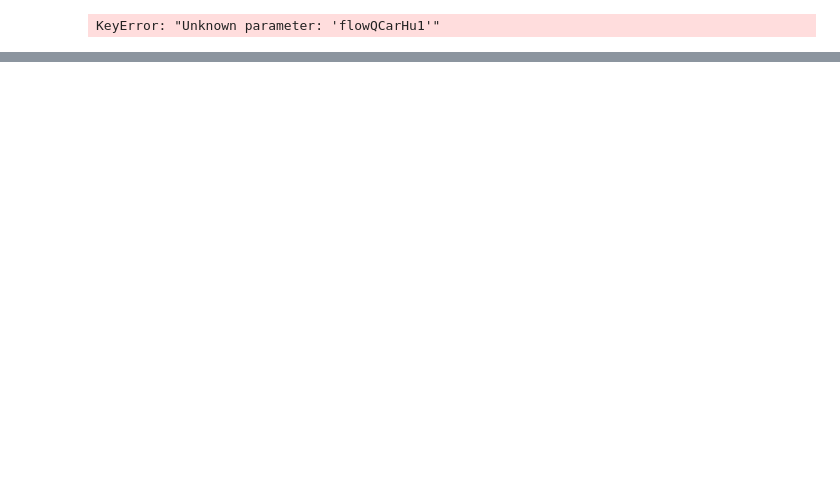
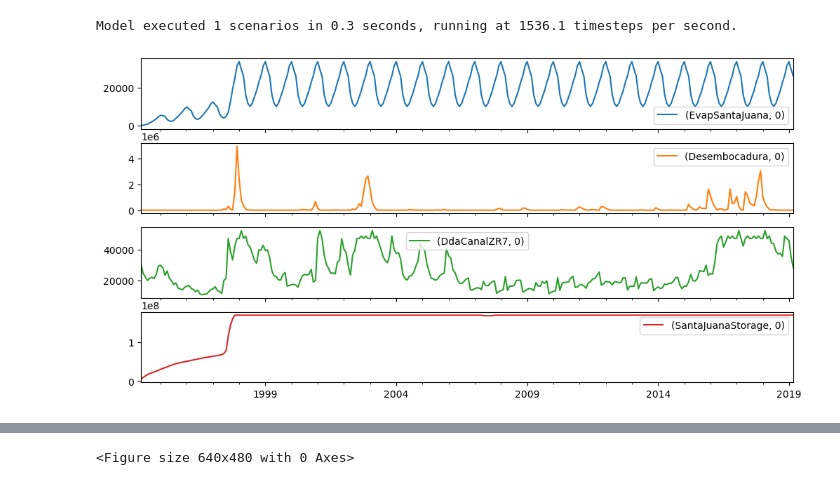
Before and after one commit to ccalvocm/pywrDemo, a Jupyter notebook: Huasco/modeloHuasco.ipynb, the cells around one changed output, grey strips where cells are left out. Drawn from its saved outputs; the diff is of its cells as text; code cells hidden in the pictures; blank space fills up the shorter version.

Commit message:
add: Huasco completo

```diff
--- a/Huasco/modeloHuasco.ipynb
+++ b/Huasco/modeloHuasco.ipynb
@@ -1,28 +1,29 @@
 # %%
 from pywr.core import Model
 from pywr.recorders import Recorder
 from pywr.recorders._recorders import NodeRecorder
 import pandas
 import numpy as np
 from pywr.notebook import draw_graph
 from pywr.notebook import pywr_model_to_d3_json
 from matplotlib import pyplot as plt
 
 if __name__ == "__main__":
 
-    modelo="huascoAlto.json"
+    modelo="huasco.json"
     m = Model.load(modelo)
     m.solver.name="glpk-edge"
     stats = m.run()
     print(stats)
 
     df = m.to_dataframe()
 #     print(df.head())
     df.plot(subplots=True, figsize = (12,6))
     plt.show()
 
     plt.figure()
-    draw_graph(m,labels = True, attributes = True,width=600,height=600)
+    draw_graph(m,labels = True, attributes = True,width=700,height=700)
     plt.show()
 # %% [output]
-KeyError: "Unknown parameter: 'flowQCarHu1'"
+Model executed 1 scenarios in 0.3 seconds, running at 1536.1 timesteps per second.
+[figure, added]
@@ -28,0 +31 @@ KeyError: "Unknown parameter: 'flowQCarHu1'"
+<Figure size 640x480 with 0 Axes>
```
Also changed, not shown: parts of 1 cell of this notebook, 3 other files.
